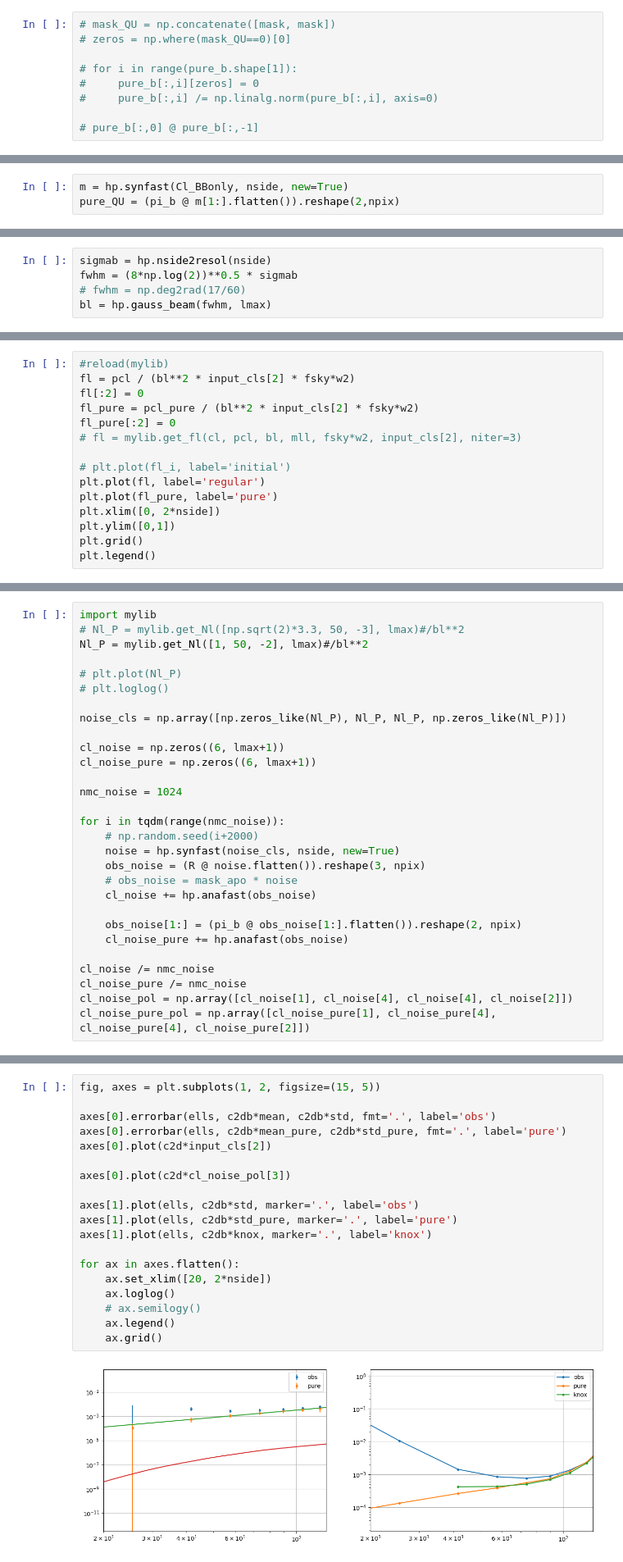
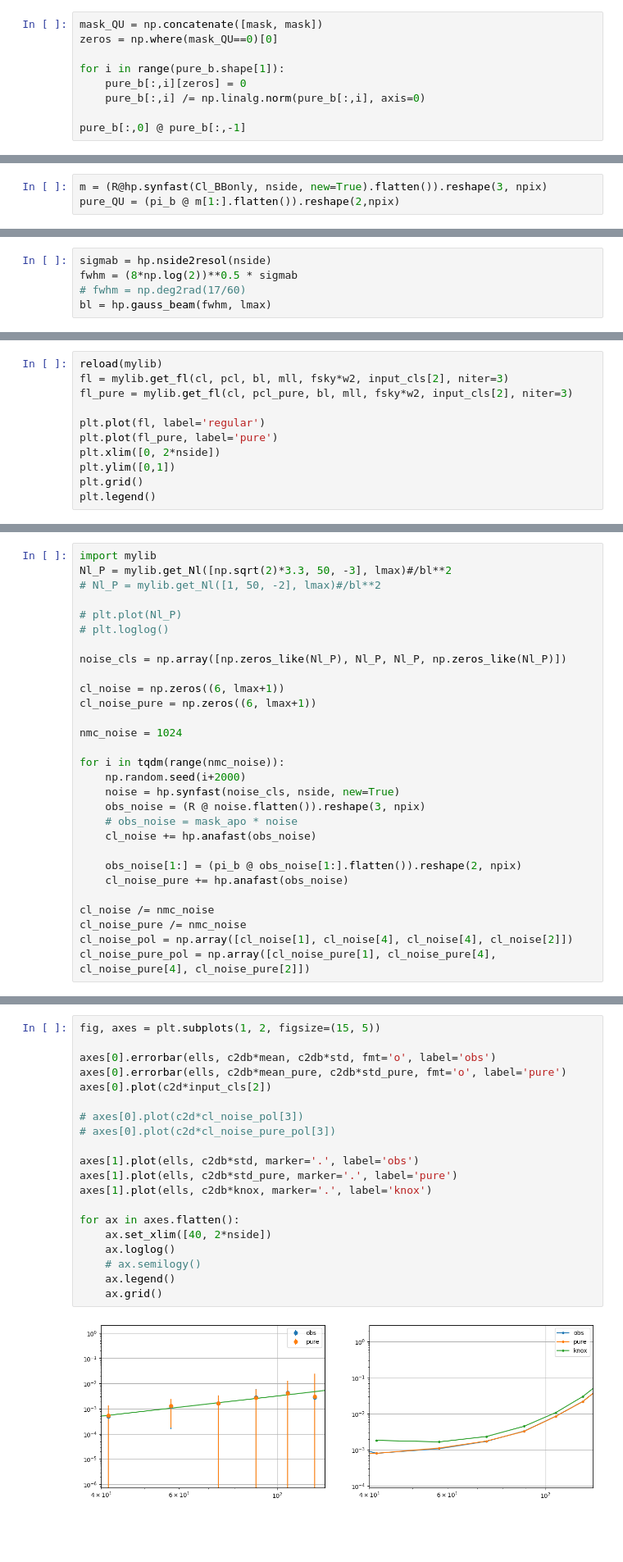
Before and after one commit to catyz/filterbin, a Jupyter notebook: covariance.ipynb, the cells around one changed output, grey strips where cells are left out. Shown at 82% size. Drawn from its saved outputs; the diff is of its cells as text; blank space fills up the shorter version.

```diff
--- a/covariance.ipynb
+++ b/covariance.ipynb
@@ -100,12 +102,12 @@ Cl_BBonly = obs_cov.get_Cl(nside, 'B')
 # %%
 # pure_b[:,0] @ pure_b[:,-1]
 # %%
-# mask_QU = np.concatenate([mask, mask])
-# zeros = np.where(mask_QU==0)[0]
+mask_QU = np.concatenate([mask, mask])
+zeros = np.where(mask_QU==0)[0]
 
-# for i in range(pure_b.shape[1]):
-#     pure_b[:,i][zeros] = 0
-#     pure_b[:,i] /= np.linalg.norm(pure_b[:,i], axis=0)
+for i in range(pure_b.shape[1]):
+    pure_b[:,i][zeros] = 0
+    pure_b[:,i] /= np.linalg.norm(pure_b[:,i], axis=0)
 
-# pure_b[:,0] @ pure_b[:,-1]
+pure_b[:,0] @ pure_b[:,-1]
 # %%
@@ -131,6 +133,6 @@ Cl_BBonly = obs_cov.get_Cl(nside, 'B')
 # %%
 pi_b = sp.sparse.load_npz('pi_b_64.npz')
 # %%
-m = hp.synfast(Cl_BBonly, nside, new=True)
+m = (R@hp.synfast(Cl_BBonly, nside, new=True).flatten()).reshape(3, npix)
 pure_QU = (pi_b @ m[1:].flatten()).reshape(2,npix)
 # %%
@@ -189,14 +191,10 @@ pcl /= nmc
 pcl_pure /= nmc
 cl /= nmc
 # %%
-#reload(mylib)
-fl = pcl / (bl**2 * input_cls[2] * fsky*w2)
-fl[:2] = 0
-fl_pure = pcl_pure / (bl**2 * input_cls[2] * fsky*w2)
-fl_pure[:2] = 0
-# fl = mylib.get_fl(cl, pcl, bl, mll, fsky*w2, input_cls[2], niter=3)
+reload(mylib)
+fl = mylib.get_fl(cl, pcl, bl, mll, fsky*w2, input_cls[2], niter=3)
+fl_pure = mylib.get_fl(cl, pcl_pure, bl, mll, fsky*w2, input_cls[2], niter=3)
 
-# plt.plot(fl_i, label='initial')
 plt.plot(fl, label='regular')
 plt.plot(fl_pure, label='pure')
 plt.xlim([0, 2*nside])
@@ -209,7 +204,7 @@ plt.legend()
 # %%
 import mylib
-# Nl_P = mylib.get_Nl([np.sqrt(2)*3.3, 50, -3], lmax)#/bl**2
-Nl_P = mylib.get_Nl([1, 50, -2], lmax)#/bl**2
+Nl_P = mylib.get_Nl([np.sqrt(2)*3.3, 50, -3], lmax)#/bl**2
+# Nl_P = mylib.get_Nl([1, 50, -2], lmax)#/bl**2
 
 # plt.plot(Nl_P)
 # plt.loglog()
@@ -222,7 +217,7 @@ cl_noise_pure = np.zeros((6, lmax+1))
 nmc_noise = 1024
 
 for i in tqdm(range(nmc_noise)):
-    # np.random.seed(i+2000)
+    np.random.seed(i+2000)
     noise = hp.synfast(noise_cls, nside, new=True)
     obs_noise = (R @ noise.flatten()).reshape(3, npix)
     # obs_noise = mask_apo * noise
@@ -300,21 +299,22 @@ std_pure = np.std(cl_pure, axis=0)
 # %%
 fig, axes = plt.subplots(1, 2, figsize=(15, 5))
 
-axes[0].errorbar(ells, c2db*mean, c2db*std, fmt='.', label='obs')
-axes[0].errorbar(ells, c2db*mean_pure, c2db*std_pure, fmt='.', label='pure')
+axes[0].errorbar(ells, c2db*mean, c2db*std, fmt='o', label='obs')
+axes[0].errorbar(ells, c2db*mean_pure, c2db*std_pure, fmt='o', label='pure')
 axes[0].plot(c2d*input_cls[2])
 
-axes[0].plot(c2d*cl_noise_pol[3])
+# axes[0].plot(c2d*cl_noise_pol[3])
+# axes[0].plot(c2d*cl_noise_pure_pol[3])
 
 axes[1].plot(ells, c2db*std, marker='.', label='obs')
 axes[1].plot(ells, c2db*std_pure, marker='.', label='pure')
 axes[1].plot(ells, c2db*knox, marker='.', label='knox')
 
 for ax in axes.flatten():
-    ax.set_xlim([20, 2*nside])
+    ax.set_xlim([40, 2*nside])
     ax.loglog()
     # ax.semilogy()
     ax.legend()
     ax.grid()
 # %% [output]
-[figure, old version]
+[figure, new version]
```
Also changed, not shown: parts of 17 cells of this notebook, 3 other files.
